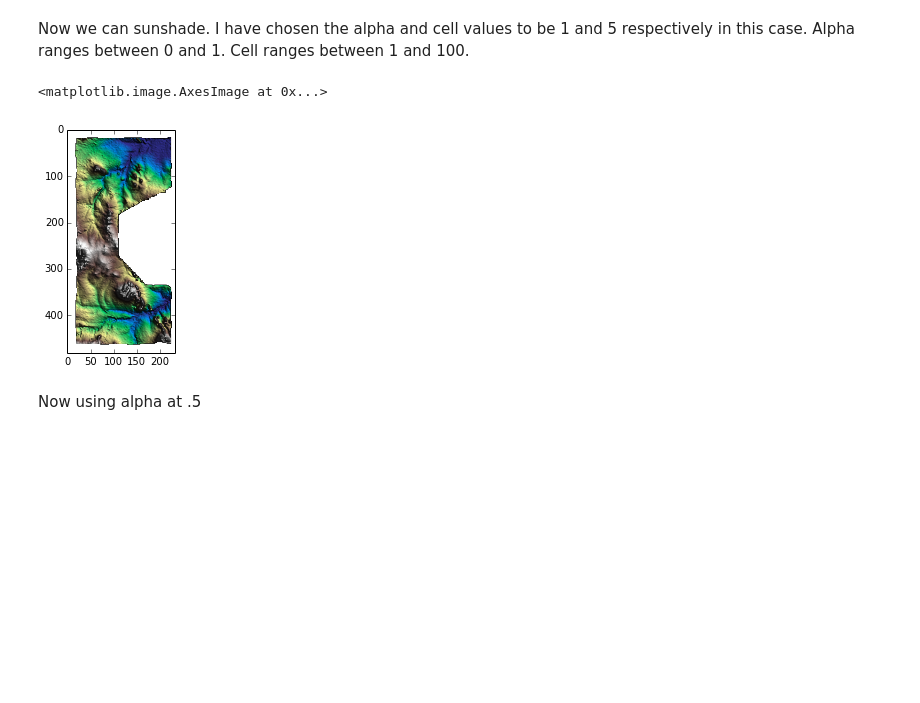
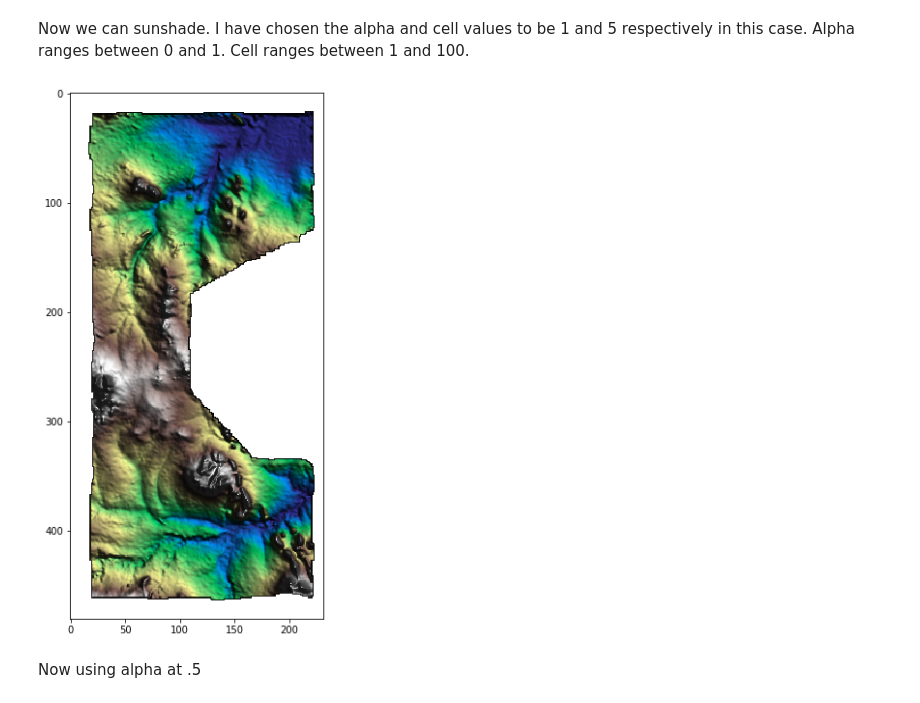
Before and after one commit to softwareunderground/notebooks, a Jupyter notebook: Sunshading.ipynb, the cells around one changed output. Drawn from its saved outputs; the diff is of its cells as text; code cells hidden in the pictures; blank space fills up the shorter version.

Commit message:
Few fixes
A couple of import commands missing
Added `np.` to some commands
Increased figure size for better visibility

```diff
--- a/Sunshading.ipynb
+++ b/Sunshading.ipynb
@@ -48,11 +53,7 @@ def histcomp(img, nbr_bins=256, perc=5.):
 # %% [markdown]
 These next three functions are the engine of the sunshading. 'norm2' is just a simple function to normalise data. 'currentshader' is the code that produces the new sunshaded dataset. 'sunshade' is the routine that we call, which brings it all together. Notice that the sunshading result (snorm) is being used to scale the colormap dataset (colormap).
 # %%
-from scipy import ndimage
-from matplotlib import cm
-
-
-def sunshade(data, azim=-pi/4., elev=pi/4., alpha=1, cell=100):
+def sunshade(data, azim=-np.pi/4., elev=np.pi/4., alpha=1, cell=100):
     #   data: input MxN data to be imaged
     #   alpha: how much incident light is reflected (0 to 1)
     #   phi: azimuth
@@ -63,7 +64,7 @@ def sunshade(data, azim=-pi/4., elev=pi/4., alpha=1, cell=100):
 
     sunshader = currentshader(data, cell, elev, azim, alpha)
     snorm = norm2(sunshader)
-    pnorm = uint8(norm2(histcomp(data))*255)
+    pnorm = np.uint8(norm2(histcomp(data))*255)
     #pnorm = uint8(norm2(data)*255)
 
     colormap = cm.terrain(pnorm)
@@ -102,7 +103,7 @@ def currentshader(data, cell, theta, phi, alpha):
 # Update cell
     p = pinit/cell
     q = qinit/cell
-    sqrt_1p2q2 = sqrt(1+p**2+q**2)
+    sqrt_1p2q2 = np.sqrt(1+p**2+q**2)
 
 # Update angle
     cosg2 = np.cos(theta/2)
@@ -128,10 +129,10 @@ data = np.ma.masked_equal(data, 1e+20)
 Now we can sunshade. I have chosen the alpha and cell values to be 1 and 5 respectively in this case. Alpha ranges between 0 and 1. Cell ranges between 1 and 100.
 # %%
 sdata = sunshade(data, alpha=1, cell=5)
-imshow(sdata)
+plt.figure(figsize= (8,10))
+plt.imshow(sdata);
 # %% [output]
-<matplotlib.image.AxesImage at 0x...>
-[figure, old version]
+[figure, new version]
 # %% [markdown]
 Now using alpha at .5
 # %%
```
Also changed, not shown: parts of 3 cells of this notebook.
